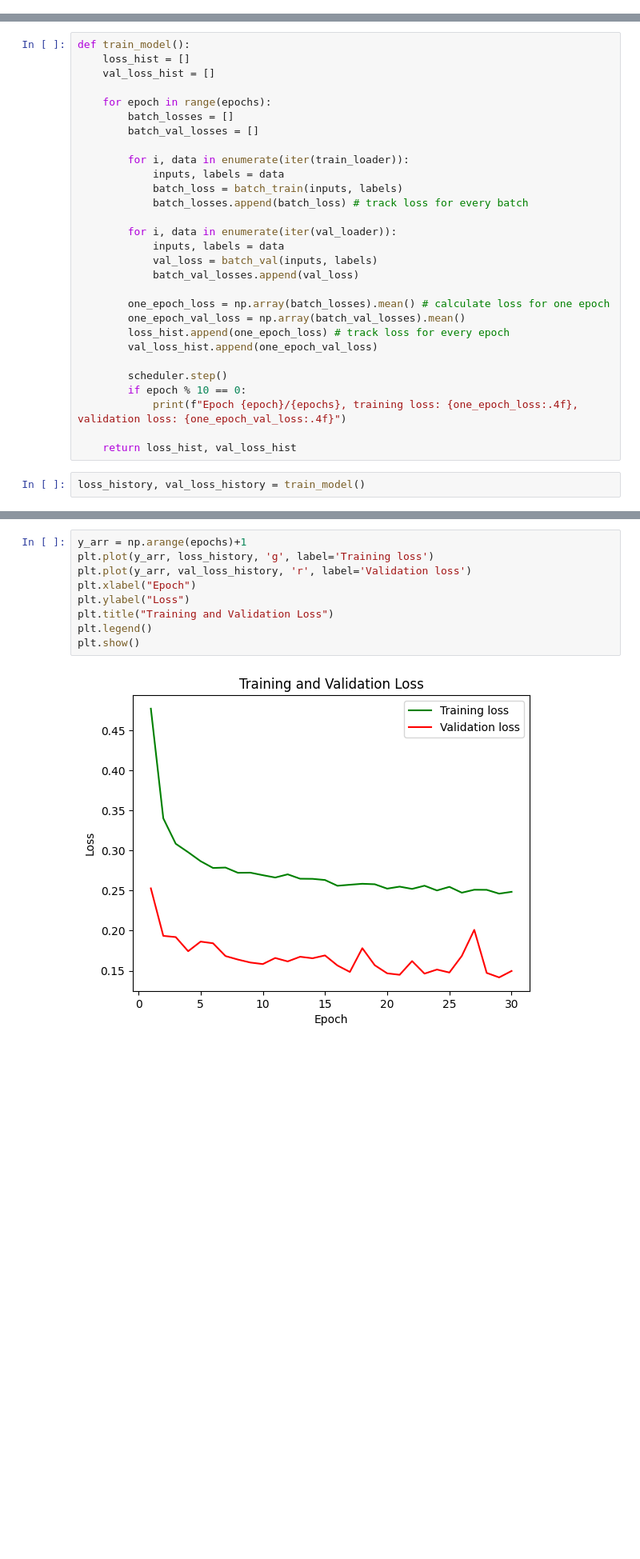
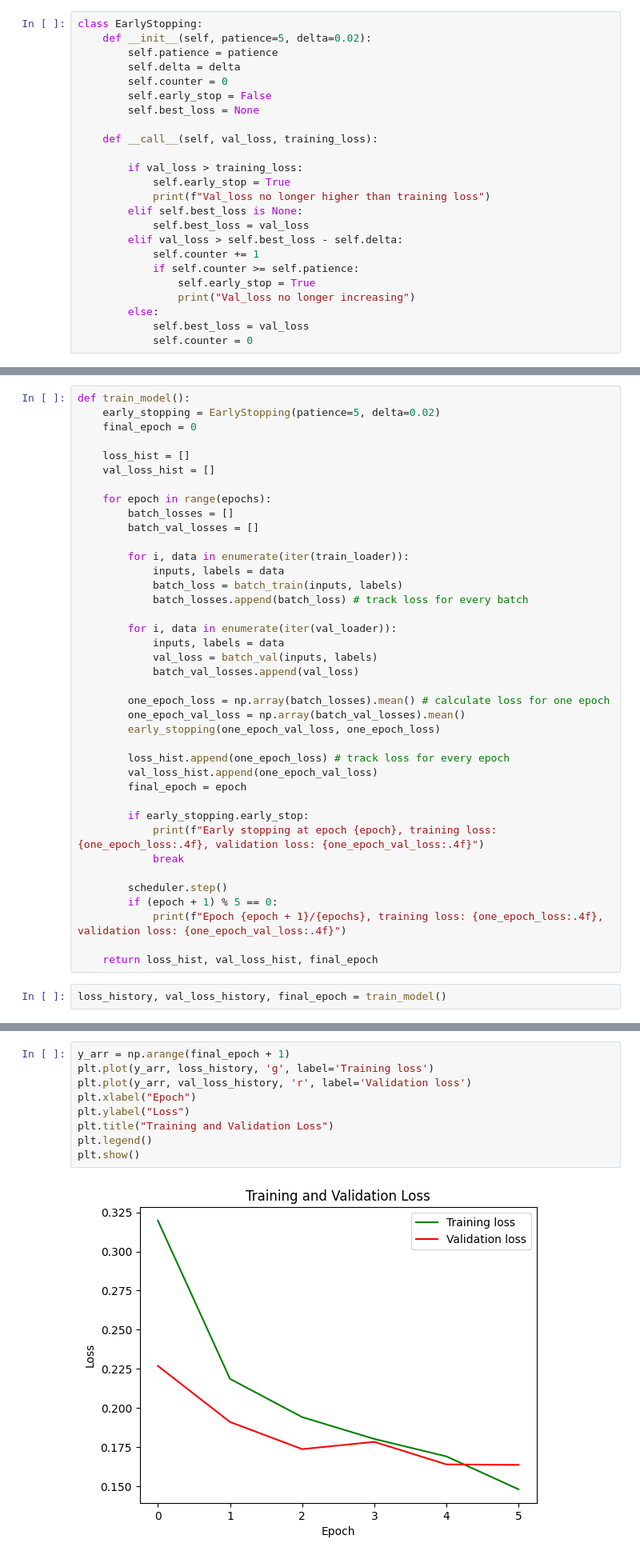
Before and after one commit to TahaChoksi220057729/PMAIG11, a Jupyter notebook: weng_task_2/training.ipynb, the cells around one changed output, grey strips where cells are left out. Shown at 80% size. Cells and saved outputs as stored; diff of their text form; blank space fills up the shorter version.

Commit message:
simple model q :q

```diff
--- a/weng_task_2/training.ipynb
+++ b/weng_task_2/training.ipynb
@@ -229,3 +263,27 @@ def batch_train(inputs, labels):
+# %%
+class EarlyStopping:
+    def __init__(self, patience=5, delta=0.02):
+        self.patience = patience
+        self.delta = delta
+        self.counter = 0
+        self.early_stop = False
+        self.best_loss = None
+
+    def __call__(self, val_loss, training_loss):
+
+        if val_loss > training_loss:
+            self.early_stop = True
+            print(f"Val_loss no longer higher than training loss")
+        elif self.best_loss is None:
+            self.best_loss = val_loss
+        elif val_loss > self.best_loss - self.delta:
+            self.counter += 1
+            if self.counter >= self.patience:
+                self.early_stop = True
+                print("Val_loss no longer increasing")
+        else:
+            self.best_loss = val_loss
+            self.counter = 0
 # %%
 @torch.no_grad()
 def batch_val(inputs, labels):
@@ -238,6 +296,9 @@ def batch_val(inputs, labels):
     return val_loss.item()
 # %%
 def train_model():
+    early_stopping = EarlyStopping(patience=5, delta=0.02)
+    final_epoch = 0
+
     loss_hist = []
     val_loss_hist = []
 
@@ -257,13 +318,20 @@ def train_model():
 
         one_epoch_loss = np.array(batch_losses).mean() # calculate loss for one epoch
         one_epoch_val_loss = np.array(batch_val_losses).mean()
+        early_stopping(one_epoch_val_loss, one_epoch_loss)
+
         loss_hist.append(one_epoch_loss) # track loss for every epoch
         val_loss_hist.append(one_epoch_val_loss)
+        final_epoch = epoch
+
+        if early_stopping.early_stop:
+            print(f"Early stopping at epoch {epoch}, training loss: {one_epoch_loss:.4f}, validation loss: {one_epoch_val_loss:.4f}")
+            break
 
         scheduler.step()
-        if epoch % 10 == 0:
-            print(f"Epoch {epoch}/{epochs}, training loss: {one_epoch_loss:.4f}, validation loss: {one_epoch_val_loss:.4f}")
+        if (epoch + 1) % 5 == 0:
+            print(f"Epoch {epoch + 1}/{epochs}, training loss: {one_epoch_loss:.4f}, validation loss: {one_epoch_val_loss:.4f}")
 
-    return loss_hist, val_loss_hist
+    return loss_hist, val_loss_hist, final_epoch
 # %%
-loss_history, val_loss_history = train_model()
+loss_history, val_loss_history, final_epoch = train_model()
@@ -274,13 +346,13 @@ torch.save(model.to('cpu').state_dict(), 'mymodel_task2_scheduler.pth')
 # %% [markdown]
 Plotting loss
 # %%
-y_arr = np.arange(epochs)+1
+y_arr = np.arange(final_epoch + 1)
 plt.plot(y_arr, loss_history, 'g', label='Training loss')
 plt.plot(y_arr, val_loss_history, 'r', label='Validation loss')
 plt.xlabel("Epoch")
 plt.ylabel("Loss")
 plt.title("Training and Validation Loss")
 plt.legend()
 plt.show()
 # %% [output]
-[figure, old version]
+[figure, new version]
```
Also changed, not shown: parts of 10 cells of this notebook, 4 other files.
